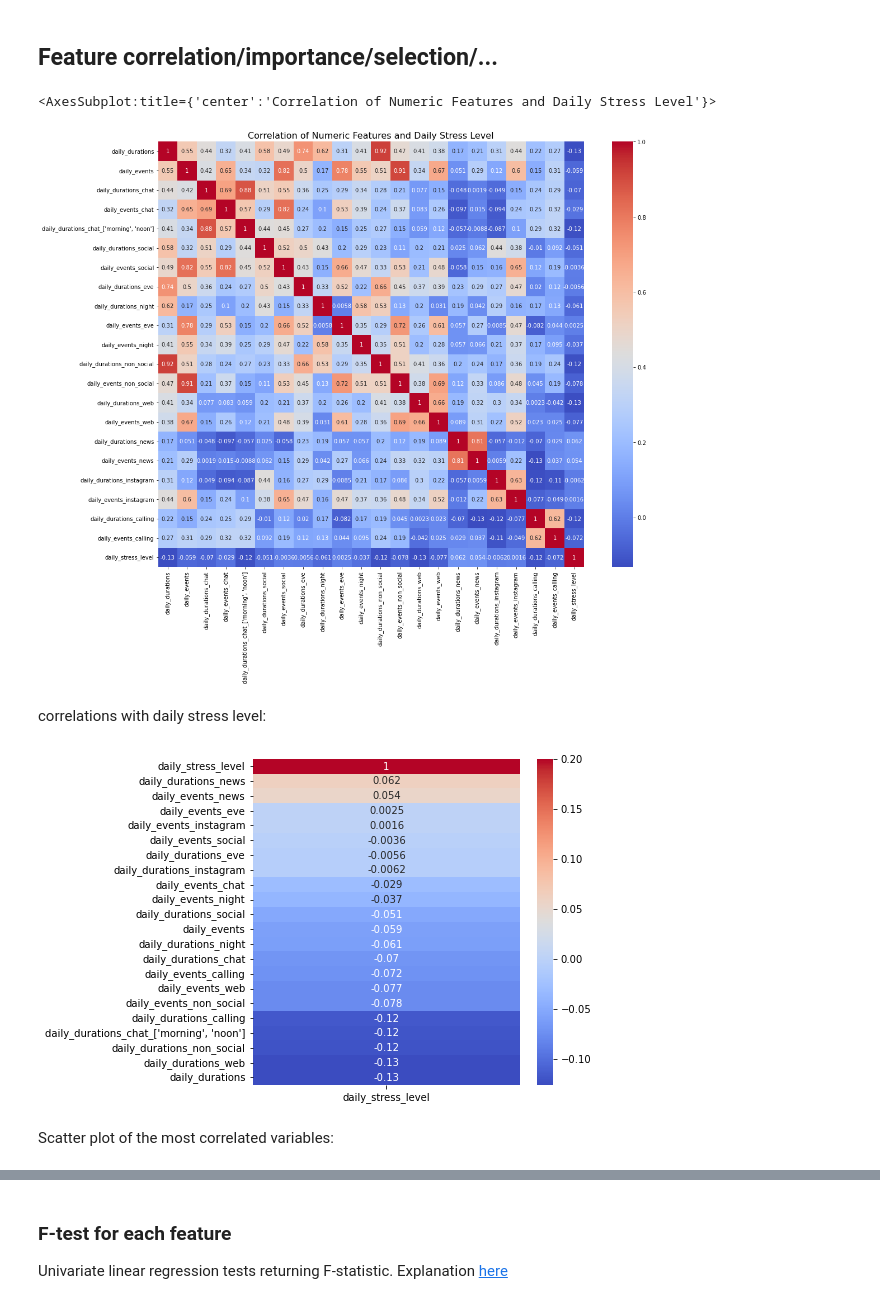
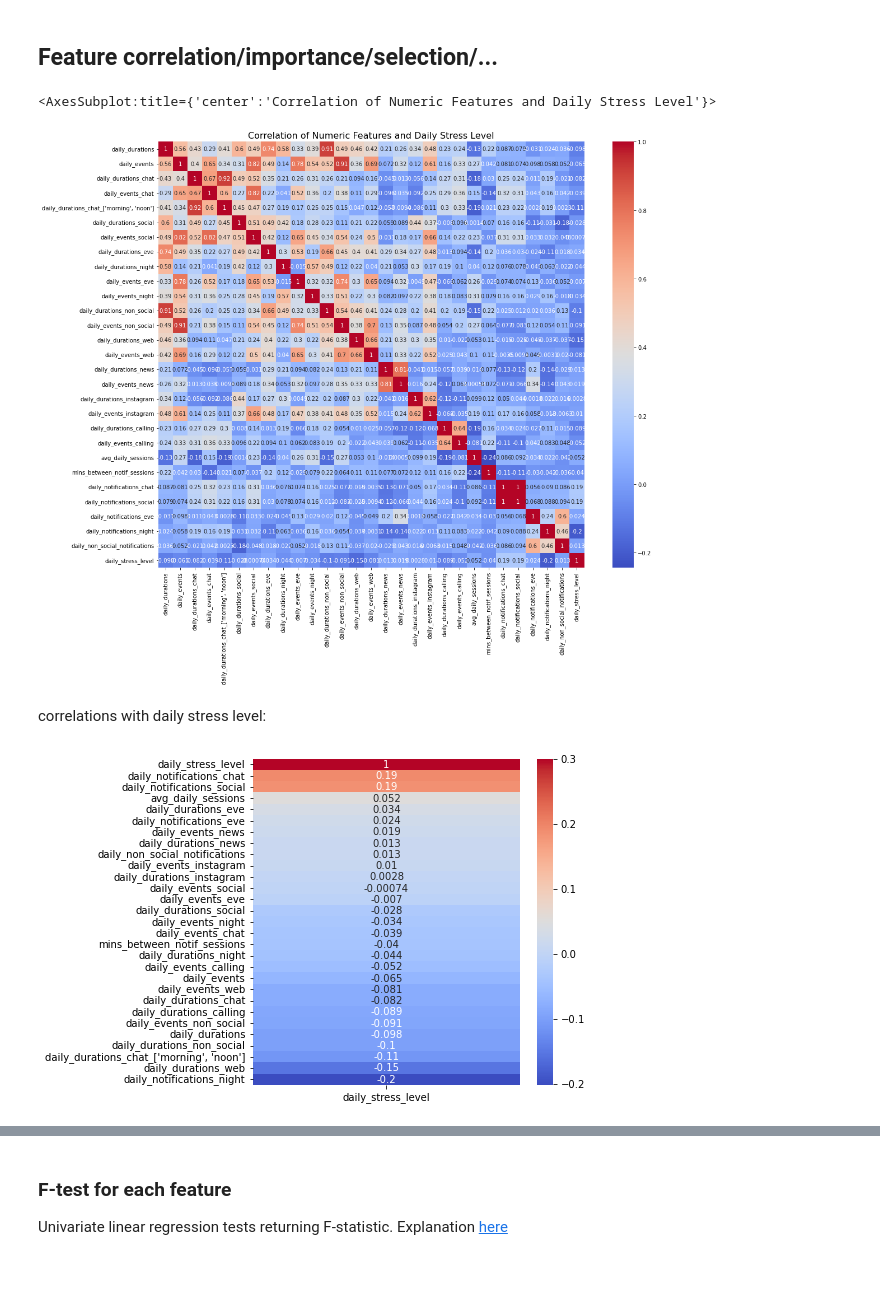
Before and after one commit to WouterDurnez/mobiledna_py, a Jupyter notebook: mobiledna/draft_simon/feat_calculation.ipynb, the cells around one changed output, grey strips where cells are left out. Saved outputs shown, nothing was run; the diff lists cells and outputs as text; code cells hidden in the pictures; blank space fills up the shorter version.

Commit message:
all features merged in one dataframe + new correlation plot

```diff
--- a/mobiledna/draft_simon/feat_calculation.ipynb
+++ b/mobiledna/draft_simon/feat_calculation.ipynb
@@ -835,7 +836,8 @@ Name: mins_between_sessions, dtype: float64
 # %% [markdown]
 ## 4. Merge all features in one dataframe
 # %%
-temp = (pd.merge(general_screen_time, smartphone_use_freq, on=['id', 'day']
+# merge all dataframes with 'day' index
+temp1 = (pd.merge(general_screen_time, smartphone_use_freq, on=['id', 'day']
 ).merge(duration_MIM_applications, on=['id', 'day']
 ).merge(freq_MIM_applications, on=['id', 'day']
 ).merge(daily_use_work_hours, on=['id', 'day']
@@ -857,18 +859,20 @@ temp = (pd.merge(general_screen_time, smartphone_use_freq, on=['id', 'day']
 ).merge(freq_daily_call, on=['id', 'day']
 ))
 
+# merge all dataframes with 'date' index
 temp2 = (pd.merge(checking_behaviour, time_between_notif_sessions, on=['id', 'startDate']))
 
+# merge all dataframes with 'startDate' index
 temp3 = (pd.merge(daily_MIM_notifications, daily_social_notifications, on=['id', 'date']
 ).merge(daily_eve_notifications, on=['id', 'date']
 ).merge(daily_night_notifications, on=['id', 'date']
 ).merge(daily_non_social_notifications, on=['id', 'date']))
 
-temp1 = temp.reset_index().astype({'day': 'datetime64[ns]'})
-temp2 = temp2.reset_index()
-temp3 = temp3.reset_index().astype({'date': 'datetime64[ns]'})
+# change type of the date columns a give similar name
+temp1 = temp1.reset_index().astype({'day': 'datetime64[ns]'}).set_index(['id','day'])
+temp2 = temp2.reset_index().rename(columns={'startDate': 'day'}).set_index(['id', 'day'])
+temp3 = temp3.reset_index().astype({'date': 'datetime64[ns]'}).rename(columns={'date': 'day'}).set_index(['id','day'])
 
-#res = (pd.merge(temp, temp2, left_on=['id', 'day'], right_on=['id', 'startDate']
-#).merge(temp3, left_on=['id', 'day'], right_on=['id', 'date']
-#))
-# TODO make multi-index from id and day
+# merge into one dataframe
+temp = (pd.merge(temp1, temp2, on=['id', 'day']).merge(temp3, on=['id', 'day']))
+print(temp.head())
@@ -875,9 +887,10 @@ temp3 = temp3.reset_index().astype({'date': 'datetime64[ns]'})
 # %% [markdown]
 #### Add stress labels
 # %%
-labels = ae.__data__[['id', 'day','daily_stress_level']].groupby(by=['id','day']).first().astype('float64')
-print(labels.head())
-res = pd.merge(temp, labels, on=['id', 'day'], sort=False)
+labels = ae.__data__[['id', 'day','daily_stress_level']].reset_index(drop=True).astype({'day': 'datetime64[ns]', 'daily_stress_level': 'int64'}).set_index(['id','day']).groupby(['id','day']).first()
+print(labels.head(15))
+res = pd.merge(temp, labels, on=['id', 'day'])
+print(res.head())
 # %% [output]
                                                  daily_stress_level
 id                                   day
@@ -922,16 +933,15 @@ plt.title('Correlation of Numeric Features and Daily Stress Level',y=1,size=16)
 sns.heatmap(correlation, square= True, annot=True, cmap='coolwarm')
 # %% [output]
 <AxesSubplot:title={'center':'Correlation of Numeric Features and Daily Stress Level'}>
-[figure, old version]
+[figure, new version]
 # %% [markdown]
 correlations with daily stress level:
 # %%
 plt.figure(figsize=(6,6))
 sns.heatmap(correlation[['daily_stress_level']].sort_values(by=['daily_stress_level'],ascending=False),
             cmap='coolwarm',
-            vmax=0.2,
+            vmax=0.3,
             annot=True);
+#plt.savefig('correlations.png', format='png', dpi=1000, bbox_inches='tight')
 # %% [output]
-[figure, old version]
+[figure, new version]
-# %% [markdown]
-Scatter plot of the most correlated variables:
```
Also changed, not shown: parts of 12 cells of this notebook, 2 other files.
